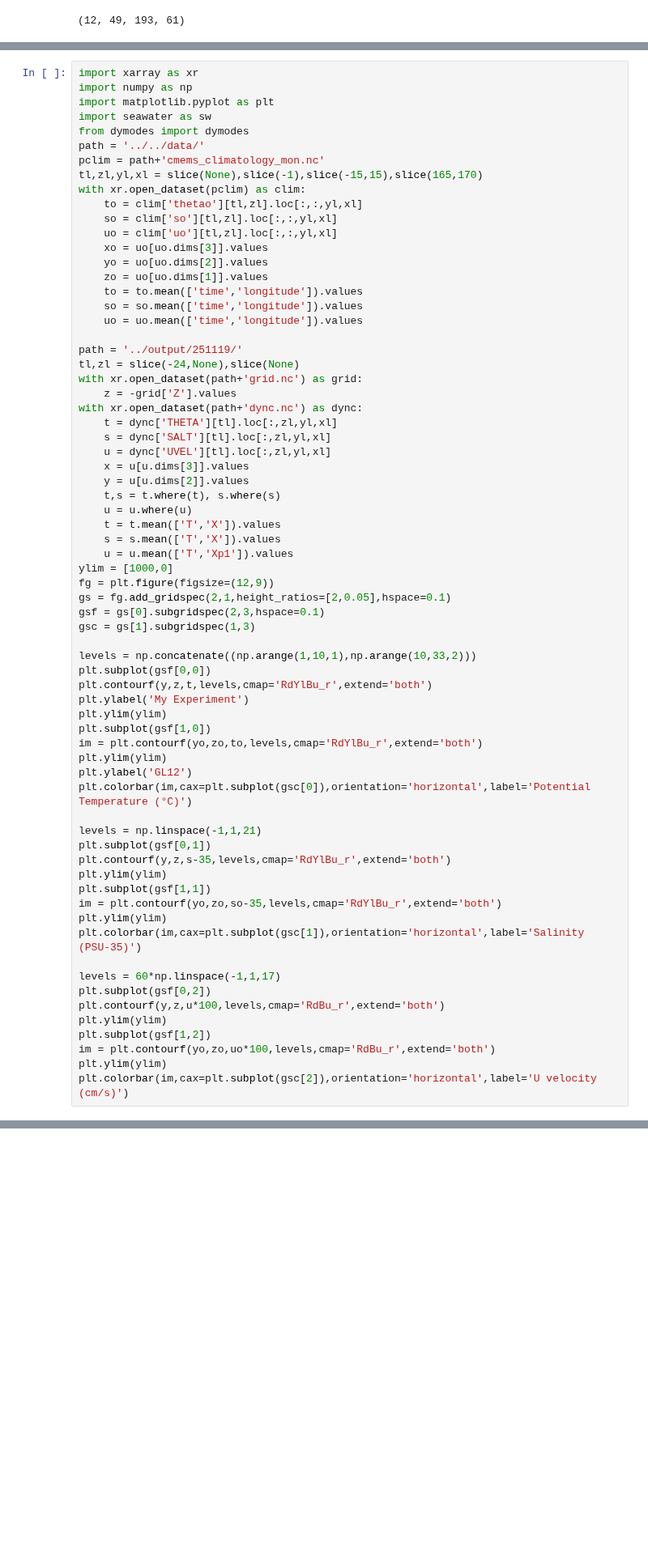
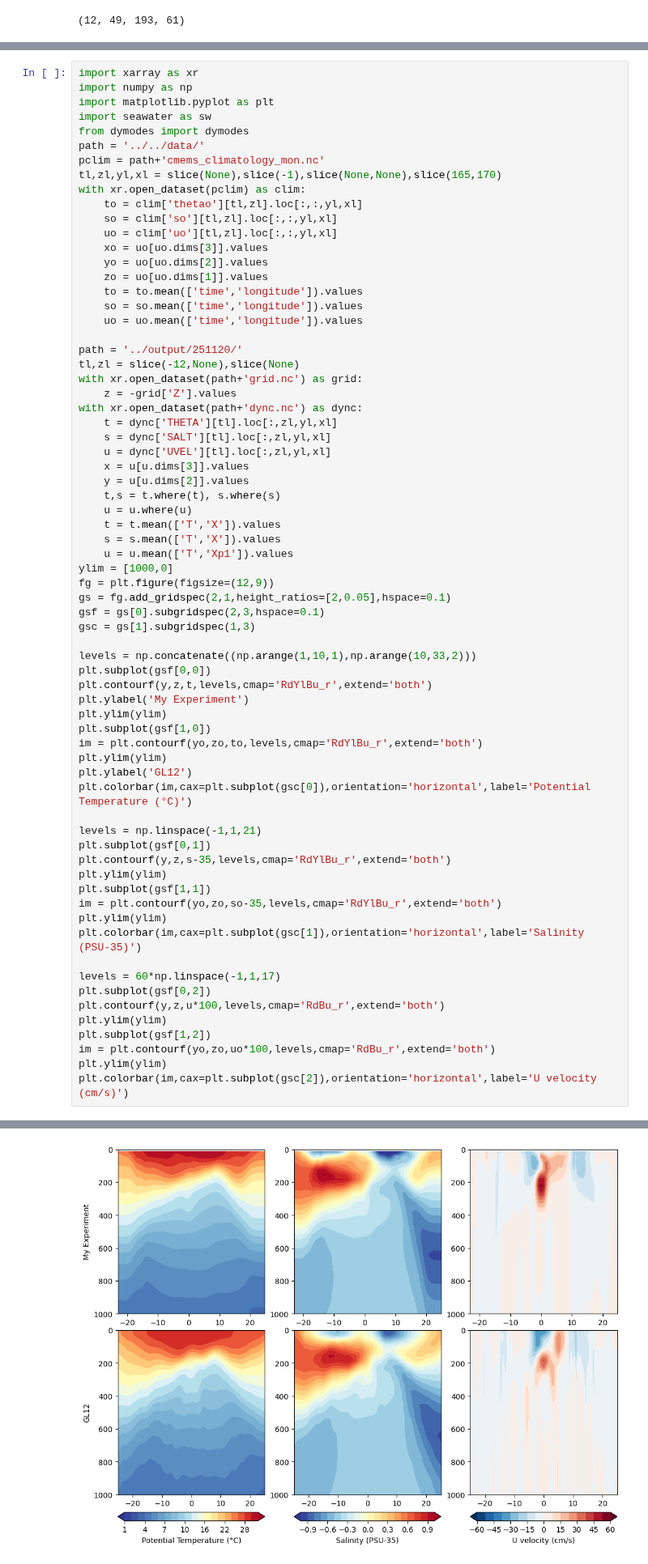
Before and after one commit to FattyZH/eqp-dlfv-mitgcm-era5, a Jupyter notebook: script/ana_251113.ipynb, the cells around one changed output, grey strips where cells are left out. Shown at 81% size. Drawn from its saved outputs; the diff is of its cells as text; blank space fills up the shorter version.

```diff
--- a/script/ana_251113.ipynb
+++ b/script/ana_251113.ipynb
@@ -93,7 +93,7 @@ import seawater as sw
 from dymodes import dymodes
 path = '../../data/'
 pclim = path+'cmems_climatology_mon.nc'
-tl,zl,yl,xl = slice(None),slice(-1),slice(-15,15),slice(165,170)
+tl,zl,yl,xl = slice(None),slice(-1),slice(None,None),slice(165,170)
 with xr.open_dataset(pclim) as clim:
     to = clim['thetao'][tl,zl].loc[:,:,yl,xl]
     so = clim['so'][tl,zl].loc[:,:,yl,xl]
@@ -105,8 +105,8 @@ with xr.open_dataset(pclim) as clim:
     so = so.mean(['time','longitude']).values
     uo = uo.mean(['time','longitude']).values
 
-path = '../output/251119/'
-tl,zl = slice(-24,None),slice(None)
+path = '../output/251120/'
+tl,zl = slice(-12,None),slice(None)
 with xr.open_dataset(path+'grid.nc') as grid:
     z = -grid['Z'].values
 with xr.open_dataset(path+'dync.nc') as dync:
@@ -154,3 +154,4 @@ plt.subplot(gsf[1,2])
 im = plt.contourf(yo,zo,uo*100,levels,cmap='RdBu_r',extend='both')
 plt.ylim(ylim)
 plt.colorbar(im,cax=plt.subplot(gsc[2]),orientation='horizontal',label='U velocity (cm/s)')
+# %% [output]
@@ -156,0 +159 @@ plt.colorbar(im,cax=plt.subplot(gsc[2]),orientation='horizontal',label='U veloci
+[figure, added]
```
Also changed, not shown: parts of 2 cells of this notebook, 3 other files.
